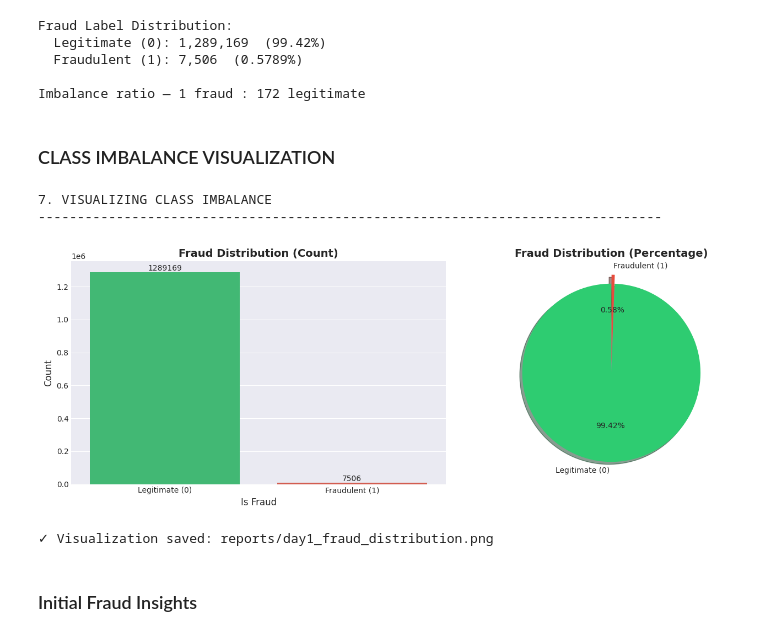
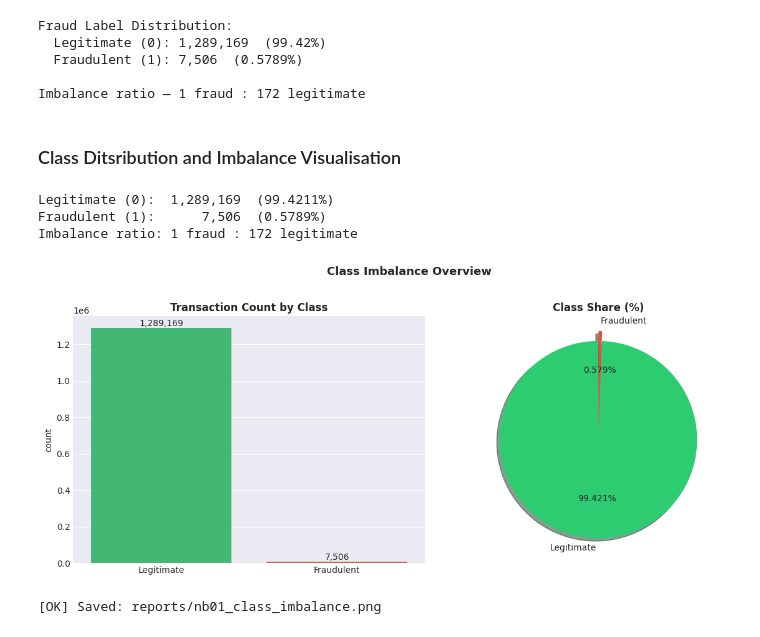
Before and after one commit to KennySiwawa/credit_card_fraud_analysis, a Jupyter notebook: notebooks/01_data_understanding.ipynb, the cells around one changed output. Drawn from its saved outputs; the diff is of its cells as text; code cells hidden in the pictures.

Commit message:
refactor notebook: remove EDA sections and only keep data understanding sections

```diff
--- a/notebooks/01_data_understanding.ipynb
+++ b/notebooks/01_data_understanding.ipynb
@@ -7,14 +7,9 @@ import warnings
 warnings.filterwarnings('ignore')
 
 pd.set_option('display.max_columns', None)
-pd.set_option('display.max_rows', 100)
-pd.set_option('display.float_format', '{:.2f}'.format)
-
-# Plotting style
+pd.set_option('display.float_format', '{:.4f}'.format)
 plt.style.use('seaborn-v0_8-darkgrid')
-sns.set_palette("husl")
-plt.rcParams['figure.figsize'] = (14, 8)
-plt.rcParams['font.size'] = 10
+plt.rcParams['figure.figsize'] = (10, 5)
 
 print("Libraries loaded")
 # %% [output]
@@ -198,41 +165,38 @@ Fraud Label Distribution:
 
 Imbalance ratio — 1 fraud : 172 legitimate
 # %% [markdown]
-### CLASS IMBALANCE VISUALIZATION
+### Class Ditsribution and Imbalance Visualisation
 # %%
-print("\n7. VISUALIZING CLASS IMBALANCE")
-print("-" * 80)
+counts = train_data['is_fraud'].value_counts()
+pcts   = train_data['is_fraud'].value_counts(normalize=True) * 100
 
-fig, axes = plt.subplots(1, 2, figsize=(14, 5))
+print(f"Legitimate (0): {counts[0]:>10,}  ({pcts[0]:.4f}%)")
+print(f"Fraudulent (1): {counts[1]:>10,}  ({pcts[1]:.4f}%)")
+print(f"Imbalance ratio: 1 fraud : {counts[0]/counts[1]:.0f} legitimate")
 
-# Count Plot
-sns.countplot(data=train_data, x='is_fraud', ax=axes[0], palette=['#2ecc71', '#e74c3c'])
-axes[0].set_title('Fraud Distribution (Count)', fontsize=14, fontweight='bold')
-axes[0].set_xlabel('Is Fraud', fontsize=12)
-axes[0].set_ylabel('Count', fontsize=12)
-axes[0].set_xticklabels(['Legitimate (0)', 'Fraudulent (1)'])
+fig, axes = plt.subplots(1, 2, figsize=(12, 5))
 
-# Add count labels
-for container in axes[0].containers:
-    axes[0].bar_label(container, fmt='%d')
+sns.countplot(data=train_data, x='is_fraud', palette=['#2ecc71','#e74c3c'], ax=axes[0])
+axes[0].set_title('Transaction Count by Class', fontweight='bold')
+axes[0].set_xticklabels(['Legitimate', 'Fraudulent'])
+axes[0].set_xlabel('')
+for c in axes[0].containers:
+    axes[0].bar_label(c, fmt='{:,.0f}')
 
-# Percentage Plot
-fraud_pct_df = train_data['is_fraud'].value_counts(normalize=True) * 100
-colors = ['#2ecc71', '#e74c3c']
-axes[1].pie(fraud_pct_df, labels=['Legitimate (0)', 'Fraudulent (1)'],
-            autopct='%1.2f%%', colors=colors, startangle=90,
-            explode=(0, 0.1), shadow=True)
-axes[1].set_title('Fraud Distribution (Percentage)', fontsize=14, fontweight='bold')
+axes[1].pie([pcts[0], pcts[1]], labels=['Legitimate','Fraudulent'],
+            autopct='%1.3f%%', colors=['#2ecc71','#e74c3c'],
+            startangle=90, explode=(0,0.1), shadow=True)
+axes[1].set_title('Class Share (%)', fontweight='bold')
 
+plt.suptitle('Class Imbalance Overview', fontsize=13, fontweight='bold', y=1.02)
 plt.tight_layout()
-plt.savefig('../reports/day1_fraud_distribution.png', dpi=300, bbox_inches='tight')
+import os; os.makedirs('../reports', exist_ok=True)
+plt.savefig('../reports/nb01_class_imbalance.png', dpi=300, bbox_inches='tight')
 plt.show()
-
-print("✓ Visualization saved: reports/day1_fraud_distribution.png")
+print("[OK] Saved: reports/nb01_class_imbalance.png")
 # %% [output]
-7. VISUALIZING CLASS IMBALANCE
---------------------------------------------------------------------------------
+Legitimate (0):  1,289,169  (99.4211%)
+Fraudulent (1):      7,506  (0.5789%)
+Imbalance ratio: 1 fraud : 172 legitimate
-[figure, old version]
+[figure, new version]
-✓ Visualization saved: reports/day1_fraud_distribution.png
+[OK] Saved: reports/nb01_class_imbalance.png
-# %% [markdown]
-### Initial Fraud Insights
```
Also changed, not shown: parts of 16 cells of this notebook, 14 other files.
